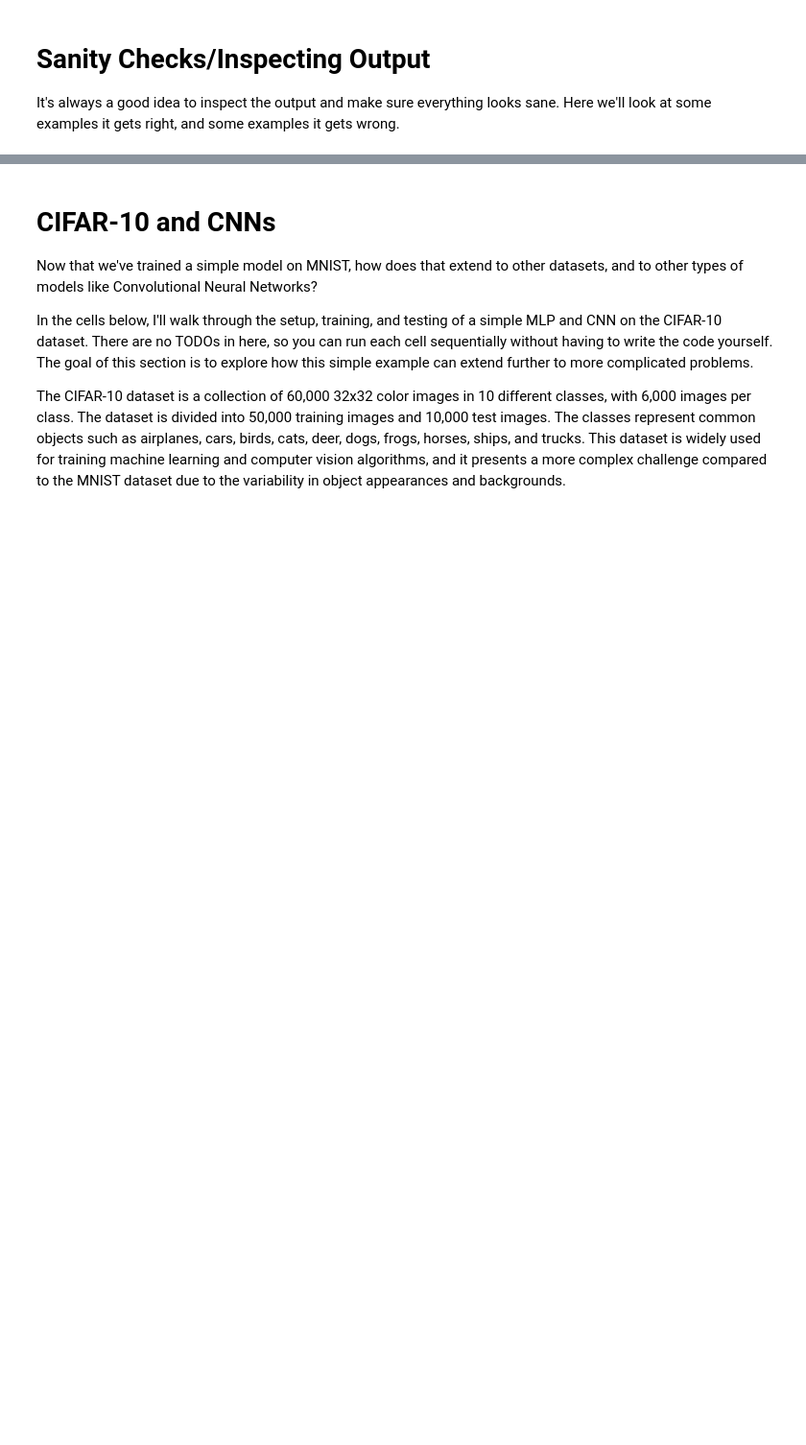
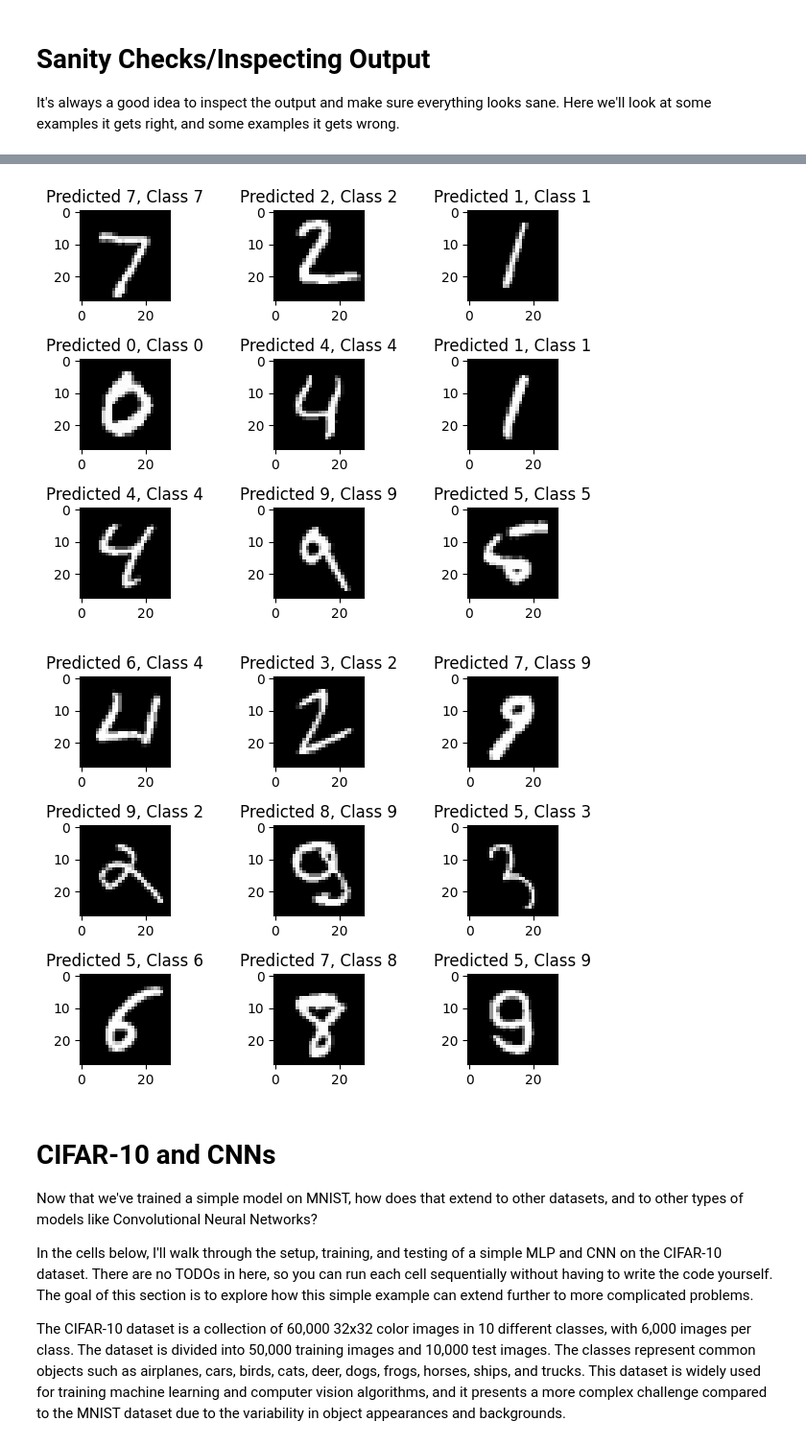
Before and after one commit to odrobek/introtoailab, a Jupyter notebook: hands_on_ML_MNIST.ipynb, the cells around one changed output, grey strips where cells are left out. Shown at 96% size. Drawn from its saved outputs; the diff is of its cells as text; code cells hidden in the pictures; blank space fills up the shorter version.

```diff
--- a/hands_on_ML_MNIST.ipynb
+++ b/hands_on_ML_MNIST.ipynb
@@ -199,9 +287,11 @@ It's always a good idea to inspect the output and make sure everything looks san
 # %%
 # The predict_classes function outputs the highest probability class
 # according to the trained classifier for each input example.
-predicted_classes = model.predict_classes(X_test)
+predicted_classes = np.argmax(model.predict(X_test), axis=-1)
+
+y_test_labels = np.argmax(y_test, axis=-1)
 
 # Check which items we got right / wrong
-correct_indices = np.nonzero(predicted_classes == y_test)[0]
+correct_indices = np.nonzero(predicted_classes == y_test_labels)[0]
 
-incorrect_indices = np.nonzero(predicted_classes != y_test)[0]
+incorrect_indices = np.nonzero(predicted_classes != y_test_labels)[0]
@@ -208,19 +300,22 @@ incorrect_indices = np.nonzero(predicted_classes != y_test)[0]
 # %%
 plt.figure()
 for i, correct in enumerate(correct_indices[:9]):
     plt.subplot(3,3,i+1)
     plt.imshow(X_test[correct].reshape(28,28), cmap='gray', interpolation='none')
-    plt.title("Predicted {}, Class {}".format(predicted_classes[correct], y_test[correct]))
+    plt.title("Predicted {}, Class {}".format(predicted_classes[correct], np.argmax(y_test[correct])))
 
 plt.tight_layout()
 
 plt.figure()
 for i, incorrect in enumerate(incorrect_indices[:9]):
     plt.subplot(3,3,i+1)
     plt.imshow(X_test[incorrect].reshape(28,28), cmap='gray', interpolation='none')
-    plt.title("Predicted {}, Class {}".format(predicted_classes[incorrect], y_test[incorrect]))
+    plt.title("Predicted {}, Class {}".format(predicted_classes[incorrect], np.argmax(y_test[incorrect])))
 
 plt.tight_layout()
+# %% [output]
+[figure, added]
+[figure, added]
 # %% [markdown]
 # CIFAR-10 and CNNs
 
```
Also changed, not shown: parts of 14 cells of this notebook.
